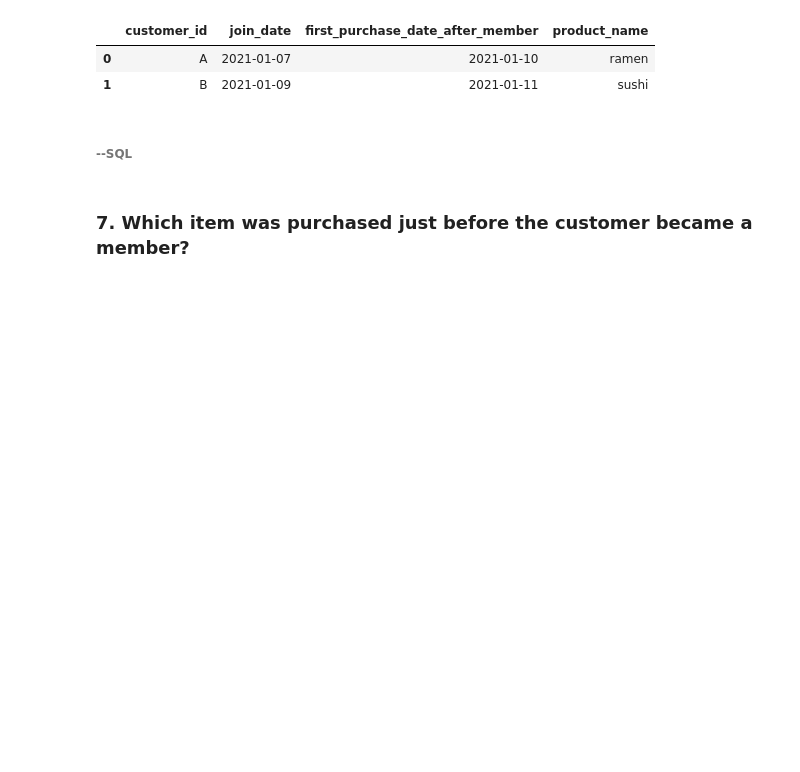
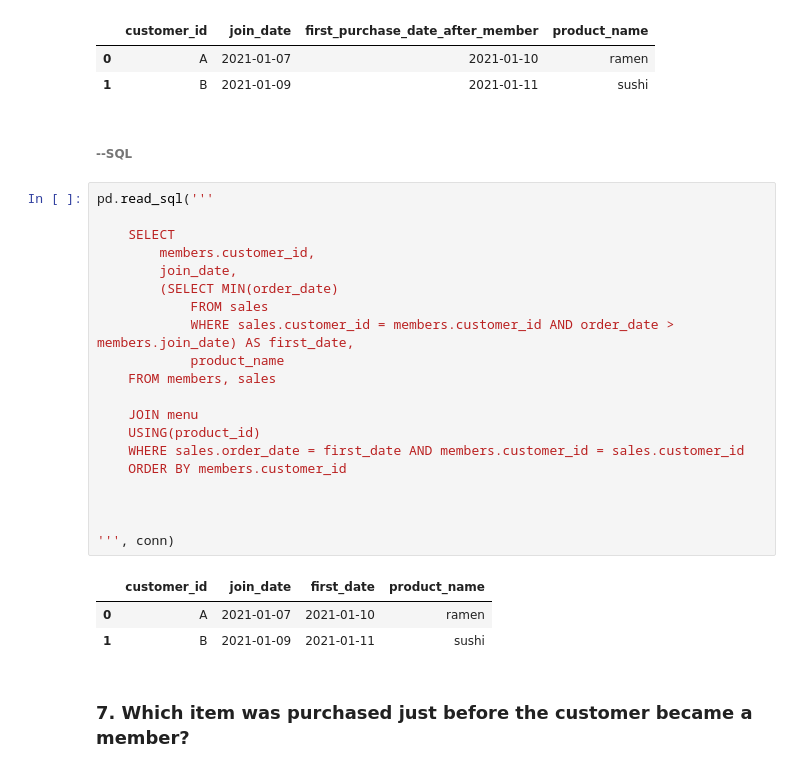
Before and after one commit to GeeSama/8weekSQLchallenge, a Jupyter notebook: dannys_diner.ipynb, the cells around one changed output. Cells and saved outputs as stored; diff of their text form; blank space fills up the shorter version.

```diff
--- a/dannys_diner.ipynb
+++ b/dannys_diner.ipynb
@@ -353,6 +353,30 @@ after_mbr_df.merge\
 | 1 | B | 2021-01-09 | 2021-01-11 | sushi |
 # %% [markdown]
 ###### --SQL
+# %%
+pd.read_sql('''
+
+    SELECT
+        members.customer_id,
+        join_date,
+        (SELECT MIN(order_date)
+            FROM sales
+            WHERE sales.customer_id = members.customer_id AND order_date > members.join_date) AS first_date,
+            product_name
+    FROM members, sales
+
+    JOIN menu
+    USING(product_id)
+    WHERE sales.order_date = first_date AND members.customer_id = sales.customer_id
+    ORDER BY members.customer_id
+
+
+
+''', conn)
+# %% [output]
+|  | customer_id | join_date | first_date | product_name |
+| 0 | A | 2021-01-07 | 2021-01-10 | ramen |
+| 1 | B | 2021-01-09 | 2021-01-11 | sushi |
 # %% [markdown]
 ### 7. Which item was purchased just before the customer became a member?
 # %% [markdown]
```
Also changed, not shown: parts of 8 cells of this notebook.
